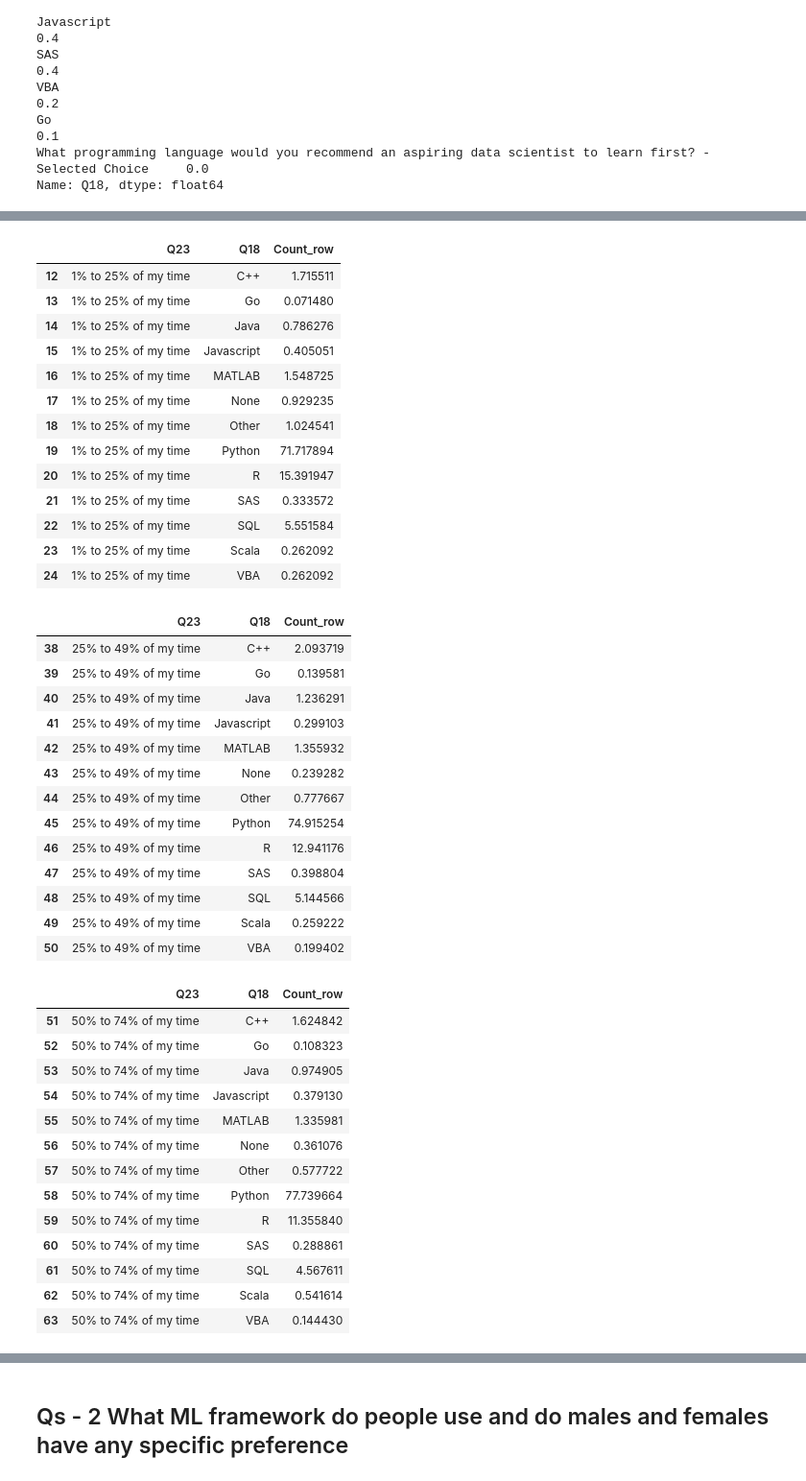
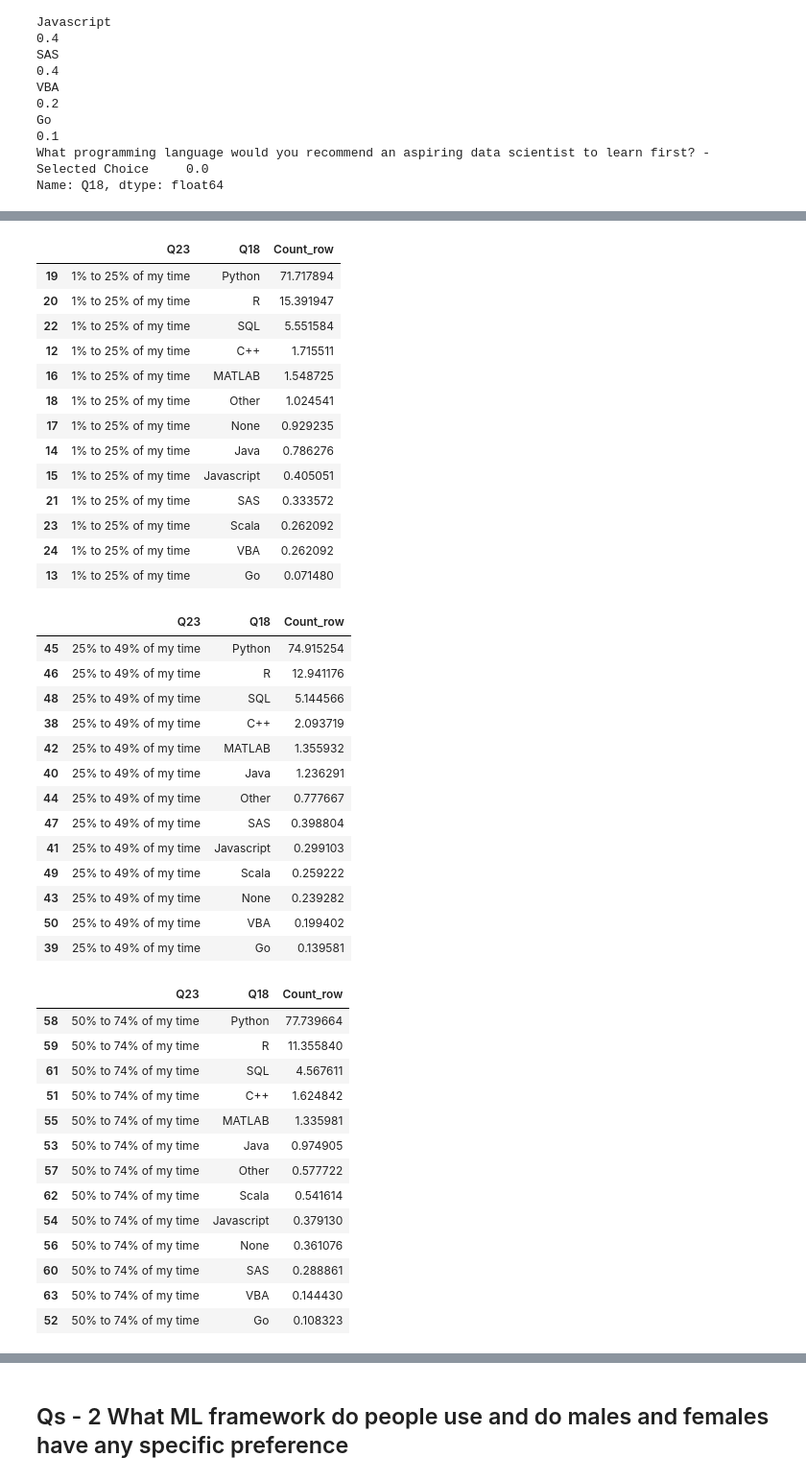
Before and after one commit to KarthikDutt/KaggleSurveyInsights2018, a Jupyter notebook: KaggleSurveyEDA_V2.ipynb, the cells around one changed output, grey strips where cells are left out. Shown at 96% size. Saved outputs shown, nothing was run; the diff lists cells and outputs as text; code cells hidden in the pictures.

```diff
--- a/KaggleSurveyEDA_V2.ipynb
+++ b/KaggleSurveyEDA_V2.ipynb
@@ -93,52 +97,52 @@ See the caveats in the documentation: http://pandas.pydata.org/pandas-docs/stabl
 # %%
-group_23_18_df[group_23_18_df['Q23']=='1% to 25% of my time']
+group_23_18_df[group_23_18_df['Q23']=='1% to 25% of my time'].sort_values(by='Count_row',ascending=False)
 # %% [output]
 |  | Q23 | Q18 | Count_row |
+| 19 | 1% to 25% of my time | Python | 71.717894 |
+| 20 | 1% to 25% of my time | R | 15.391947 |
+| 22 | 1% to 25% of my time | SQL | 5.551584 |
 | 12 | 1% to 25% of my time | C++ | 1.715511 |
-| 13 | 1% to 25% of my time | Go | 0.071480 |
+| 16 | 1% to 25% of my time | MATLAB | 1.548725 |
+| 18 | 1% to 25% of my time | Other | 1.024541 |
+| 17 | 1% to 25% of my time | None | 0.929235 |
 | 14 | 1% to 25% of my time | Java | 0.786276 |
 | 15 | 1% to 25% of my time | Javascript | 0.405051 |
-| 16 | 1% to 25% of my time | MATLAB | 1.548725 |
-| 17 | 1% to 25% of my time | None | 0.929235 |
-| 18 | 1% to 25% of my time | Other | 1.024541 |
-| 19 | 1% to 25% of my time | Python | 71.717894 |
-| 20 | 1% to 25% of my time | R | 15.391947 |
 | 21 | 1% to 25% of my time | SAS | 0.333572 |
-| 22 | 1% to 25% of my time | SQL | 5.551584 |
 | 23 | 1% to 25% of my time | Scala | 0.262092 |
 | 24 | 1% to 25% of my time | VBA | 0.262092 |
+| 13 | 1% to 25% of my time | Go | 0.071480 |
 # %%
-group_23_18_df[group_23_18_df['Q23']=='25% to 49% of my time']
+group_23_18_df[group_23_18_df['Q23']=='25% to 49% of my time'].sort_values(by='Count_row',ascending=False)
 # %% [output]
 |  | Q23 | Q18 | Count_row |
-| 38 | 25% to 49% of my time | C++ | 2.093719 |
-| 39 | 25% to 49% of my time | Go | 0.139581 |
-| 40 | 25% to 49% of my time | Java | 1.236291 |
-| 41 | 25% to 49% of my time | Javascript | 0.299103 |
-| 42 | 25% to 49% of my time | MATLAB | 1.355932 |
-| 43 | 25% to 49% of my time | None | 0.239282 |
-| 44 | 25% to 49% of my time | Other | 0.777667 |
 | 45 | 25% to 49% of my time | Python | 74.915254 |
 | 46 | 25% to 49% of my time | R | 12.941176 |
+| 48 | 25% to 49% of my time | SQL | 5.144566 |
+| 38 | 25% to 49% of my time | C++ | 2.093719 |
+| 42 | 25% to 49% of my time | MATLAB | 1.355932 |
+| 40 | 25% to 49% of my time | Java | 1.236291 |
+| 44 | 25% to 49% of my time | Other | 0.777667 |
 | 47 | 25% to 49% of my time | SAS | 0.398804 |
-| 48 | 25% to 49% of my time | SQL | 5.144566 |
+| 41 | 25% to 49% of my time | Javascript | 0.299103 |
 | 49 | 25% to 49% of my time | Scala | 0.259222 |
+| 43 | 25% to 49% of my time | None | 0.239282 |
 | 50 | 25% to 49% of my time | VBA | 0.199402 |
+| 39 | 25% to 49% of my time | Go | 0.139581 |
 # %%
-group_23_18_df[group_23_18_df['Q23']=='50% to 74% of my time']
+group_23_18_df[group_23_18_df['Q23']=='50% to 74% of my time'].sort_values(by='Count_row',ascending=False)
 # %% [output]
 |  | Q23 | Q18 | Count_row |
-| 51 | 50% to 74% of my time | C++ | 1.624842 |
-| 52 | 50% to 74% of my time | Go | 0.108323 |
-| 53 | 50% to 74% of my time | Java | 0.974905 |
-| 54 | 50% to 74% of my time | Javascript | 0.379130 |
-| 55 | 50% to 74% of my time | MATLAB | 1.335981 |
-| 56 | 50% to 74% of my time | None | 0.361076 |
-| 57 | 50% to 74% of my time | Other | 0.577722 |
 | 58 | 50% to 74% of my time | Python | 77.739664 |
 | 59 | 50% to 74% of my time | R | 11.355840 |
+| 61 | 50% to 74% of my time | SQL | 4.567611 |
+| 51 | 50% to 74% of my time | C++ | 1.624842 |
+| 55 | 50% to 74% of my time | MATLAB | 1.335981 |
+| 53 | 50% to 74% of my time | Java | 0.974905 |
+| 57 | 50% to 74% of my time | Other | 0.577722 |
+| 62 | 50% to 74% of my time | Scala | 0.541614 |
+| 54 | 50% to 74% of my time | Javascript | 0.379130 |
+| 56 | 50% to 74% of my time | None | 0.361076 |
 | 60 | 50% to 74% of my time | SAS | 0.288861 |
-| 61 | 50% to 74% of my time | SQL | 4.567611 |
-| 62 | 50% to 74% of my time | Scala | 0.541614 |
 | 63 | 50% to 74% of my time | VBA | 0.144430 |
+| 52 | 50% to 74% of my time | Go | 0.108323 |
 # %%
```
Also changed, not shown: parts of 24 cells of this notebook.
